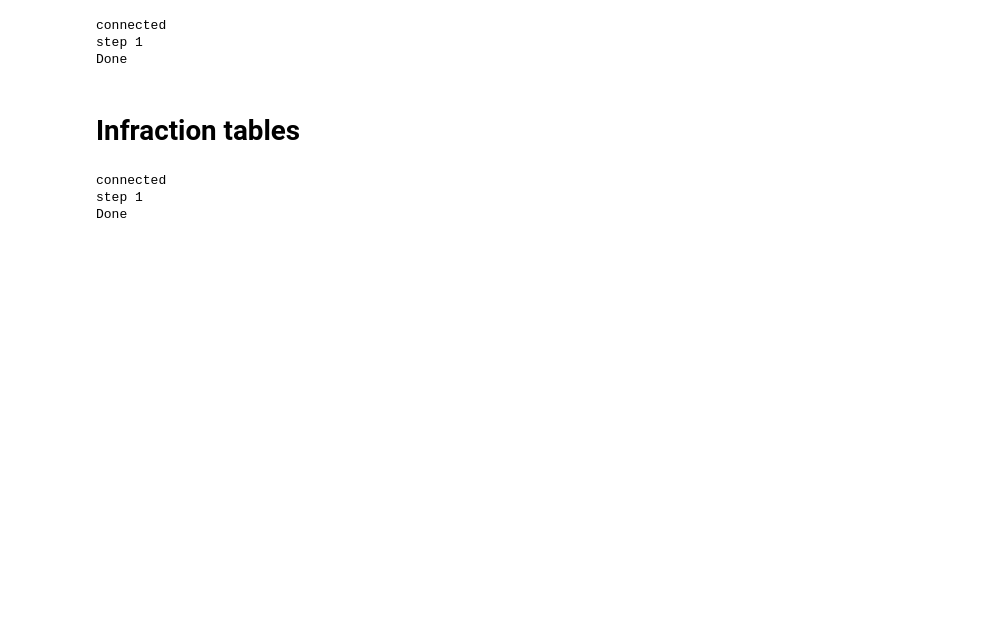
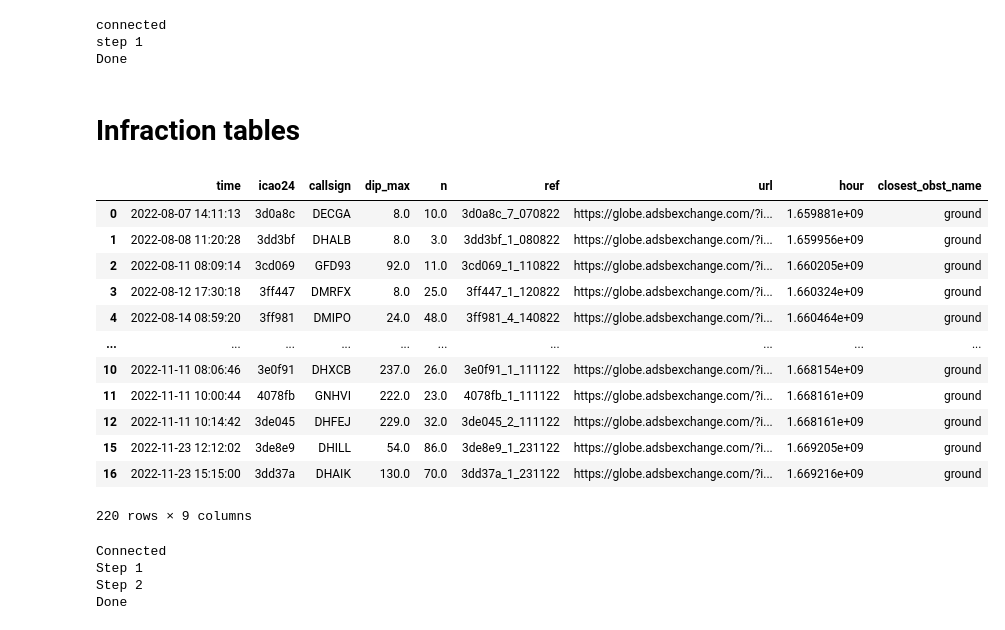
Before and after one commit to DME-3/Low-Alt-Obstacle-Check, a Jupyter notebook: Load_legacy_data_to_mySQL.ipynb, the cells around one changed output. Saved outputs shown, nothing was run; the diff lists cells and outputs as text; code cells hidden in the pictures; blank space fills up the shorter version.

```diff
--- a/Load_legacy_data_to_mySQL.ipynb
+++ b/Load_legacy_data_to_mySQL.ipynb
@@ -146,6 +114,7 @@ for file in inf_files:
     inf_list.append(temp_data)
 
 inf_data = pd.concat(inf_list)
+inf_data.rename(columns={'obstacle_name': 'closest_obst_name'}, inplace=True)
 inf_data.reset_index()
 
 for file in gnd_inf_files:
@@ -160,8 +129,24 @@ gnd_inf_data.reset_index()
 inf_data.rename(columns={'timestamp_cpa': 'time'}, inplace=True)
 
 gnd_inf_data.rename(columns={'timestamp_gprox': 'time'}, inplace=True)
-
-gnd_inf_data['obstacle_name'] = 'ground'
+gnd_inf_data = gnd_inf_data.drop(columns=['obstacle_name'])
+gnd_inf_data['closest_obst_name'] = 'ground'
+# %%
+gnd_inf_data
+# %% [output]
+|  | time | icao24 | callsign | dip_max | n | ref | url | hour | closest_obst_name |
+| 0 | 2022-08-07 14:11:13 | 3d0a8c | DECGA | 8.0 | 10.0 | 3d0a8c_7_070822 | https://globe.adsbexchange.com/?i... | 1.659881e+09 | ground |
+| 1 | 2022-08-08 11:20:28 | 3dd3bf | DHALB | 8.0 | 3.0 | 3dd3bf_1_080822 | https://globe.adsbexchange.com/?i... | 1.659956e+09 | ground |
+| 2 | 2022-08-11 08:09:14 | 3cd069 | GFD93 | 92.0 | 11.0 | 3cd069_1_110822 | https://globe.adsbexchange.com/?i... | 1.660205e+09 | ground |
+| 3 | 2022-08-12 17:30:18 | 3ff447 | DMRFX | 8.0 | 25.0 | 3ff447_1_120822 | https://globe.adsbexchange.com/?i... | 1.660324e+09 | ground |
+| 4 | 2022-08-14 08:59:20 | 3ff981 | DMIPO | 24.0 | 48.0 | 3ff981_4_140822 | https://globe.adsbexchange.com/?i... | 1.660464e+09 | ground |
+| ... | ... | ... | ... | ... | ... | ... | ... | ... | ... |
+| 10 | 2022-11-11 08:06:46 | 3e0f91 | DHXCB | 237.0 | 26.0 | 3e0f91_1_111122 | https://globe.adsbexchange.com/?i... | 1.668154e+09 | ground |
+| 11 | 2022-11-11 10:00:44 | 4078fb | GNHVI | 222.0 | 23.0 | 4078fb_1_111122 | https://globe.adsbexchange.com/?i... | 1.668161e+09 | ground |
+| 12 | 2022-11-11 10:14:42 | 3de045 | DHFEJ | 229.0 | 32.0 | 3de045_2_111122 | https://globe.adsbexchange.com/?i... | 1.668161e+09 | ground |
+| 15 | 2022-11-23 12:12:02 | 3de8e9 | DHILL | 54.0 | 86.0 | 3de8e9_1_231122 | https://globe.adsbexchange.com/?i... | 1.669205e+09 | ground |
+| 16 | 2022-11-23 15:15:00 | 3dd37a | DHAIK | 130.0 | 70.0 | 3dd37a_1_231122 | https://globe.adsbexchange.com/?i... | 1.669216e+09 | ground |
+220 rows × 9 columns
 # %%
 inf_data = inf_data.drop(columns=['hour'])
 gnd_inf_data = gnd_inf_data.drop(columns=['hour'])
@@ -177,19 +162,23 @@ with SSHTunnelForwarder(
     allow_agent=False,
 ) as tunnel:
 
-    print('connected')
+    print('Connected')
 
-    engstr =  'mysql+pymysql://' + MYSQL_creds['SSH_USERNAME'] + ':' + MYSQL_creds['PYANYWHERE_PASSWORD'] + '@127.0.0.1:' + str(tunnel.local_bind_port)+'/dme3$' + MYSQL_creds['TEST_DATABASE_NAME']
+    engstr =  'mysql+pymysql://' + MYSQL_creds['SSH_USERNAME'] + ':' + MYSQL_creds['PYANYWHERE_PASSWORD'] + '@127.0.0.1:' + str(tunnel.local_bind_port)+'/dme3$' + MYSQL_creds['PROD_DATABASE_NAME']
 
     engine = create_engine(engstr)
 
-    print('step 1')
+    print('Step 1')
 
-    inf_data.to_sql(con=engine, name = MYSQL_creds['INF_TEST_TABLE_NAME'], if_exists='append')
-    gnd_inf_data.to_sql(con=engine, name = MYSQL_creds['INF_TEST_TABLE_NAME'], if_exists='append')
+    inf_data.to_sql(con=engine, name = MYSQL_creds['INF_PROD_TABLE_NAME'], if_exists='append')
+
+    print('Step 2')
+
+    gnd_inf_data.to_sql(con=engine, name = MYSQL_creds['GNDINF_PROD_TABLE_NAME'], if_exists='append')
 
     print("Done")
 # %% [output]
-connected
-step 1
+Connected
+Step 1
+Step 2
 Done
```
Also changed, not shown: parts of 5 cells of this notebook, 1 other file.
